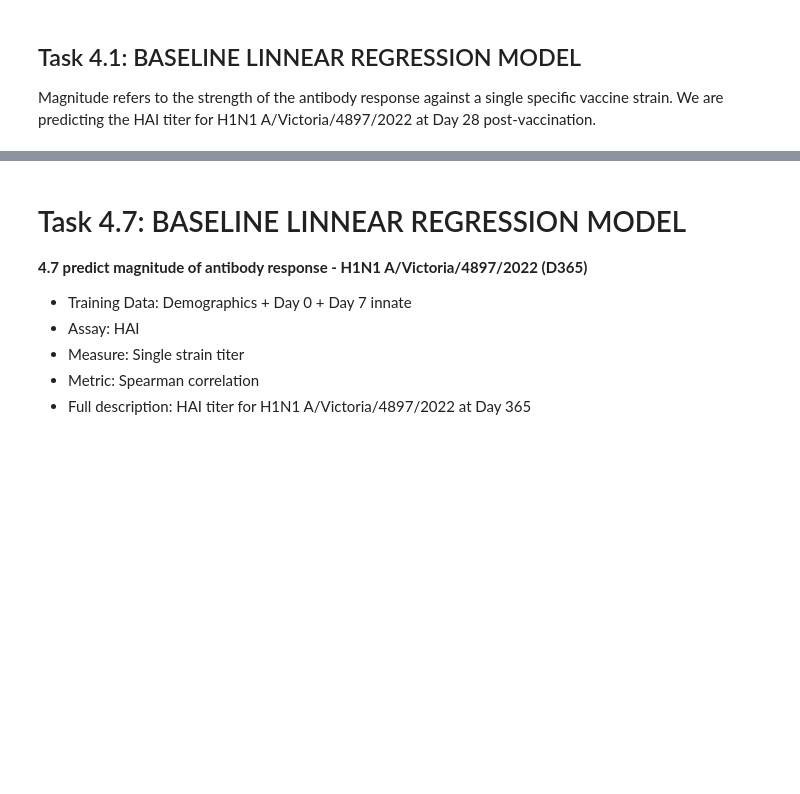
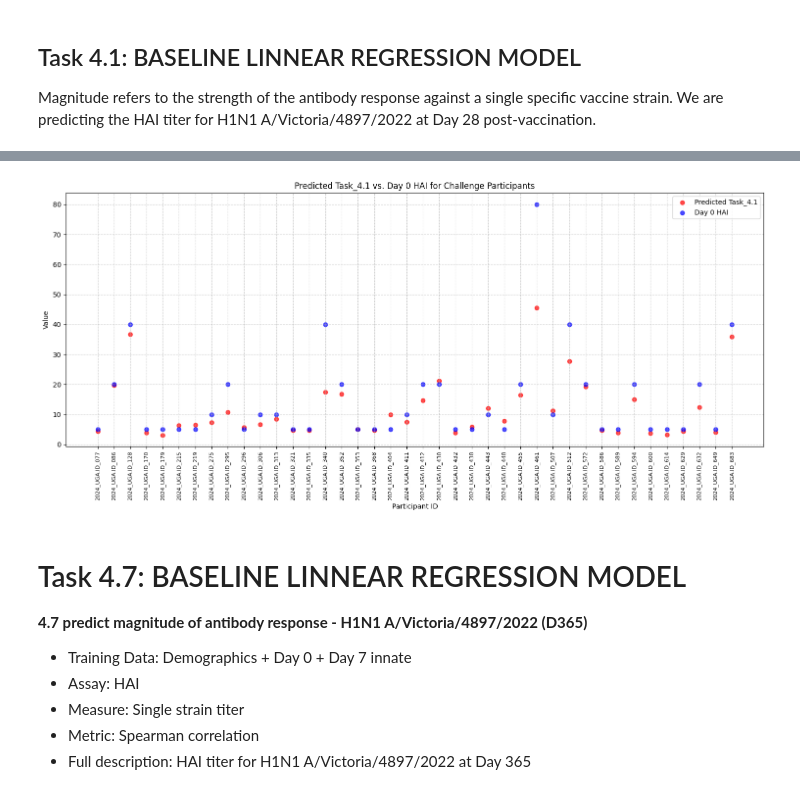
Before and after one commit to DirtyChay/cmi-flu-prediction-challenge-capstone, a Jupyter notebook: automl_models/task_4_1__4_7.ipynb, the cells around one changed output, grey strips where cells are left out. Cells and saved outputs as stored; diff of their text form; code cells hidden in the pictures; blank space fills up the shorter version.

```diff
--- a/automl_models/task_4_1__4_7.ipynb
+++ b/automl_models/task_4_1__4_7.ipynb
@@ -329,0 +266,5 @@ predictions_df.to_csv('task_4.1.csv', index=False)
+# %%
+d0 = challenge_data[['participant_id', TARGET_COL.replace('_d28', '_d0')]]
+d0[TARGET_COL.replace('_d28', '_d0')] = np.exp2(d0[TARGET_COL.replace('_d28', '_d0')])
+d0 = d0.merge(results, on='participant_id', how='inner')
+d0
@@ -329,0 +294,19 @@ predictions_df.to_csv('task_4.1.csv', index=False)
+# %%
+plt.figure(figsize=(15, 7))
+
+# Plot predicted Task_4.1 values
+plt.scatter(d0['participant_id'], d0['Task_4.1'], color='red', label='Predicted Task_4.1', alpha=0.7)
+
+# Plot Day 0 HAI values (d0 value)
+plt.scatter(d0['participant_id'], d0['HAI_H1N1 A/Victoria/4897/2022_d0'], color='blue', label='Day 0 HAI', alpha=0.7)
+
+plt.xlabel('Participant ID')
+plt.ylabel('Value')
+plt.title('Predicted Task_4.1 vs. Day 0 HAI for Challenge Participants')
+plt.xticks(rotation=90, fontsize=8) # Rotate x-axis labels for readability
+plt.legend()
+plt.grid(True, linestyle='--', alpha=0.6)
+plt.tight_layout()
+plt.show()
+# %% [output]
+[figure, added]
```
Also changed, not shown: parts of 50 cells of this notebook.
